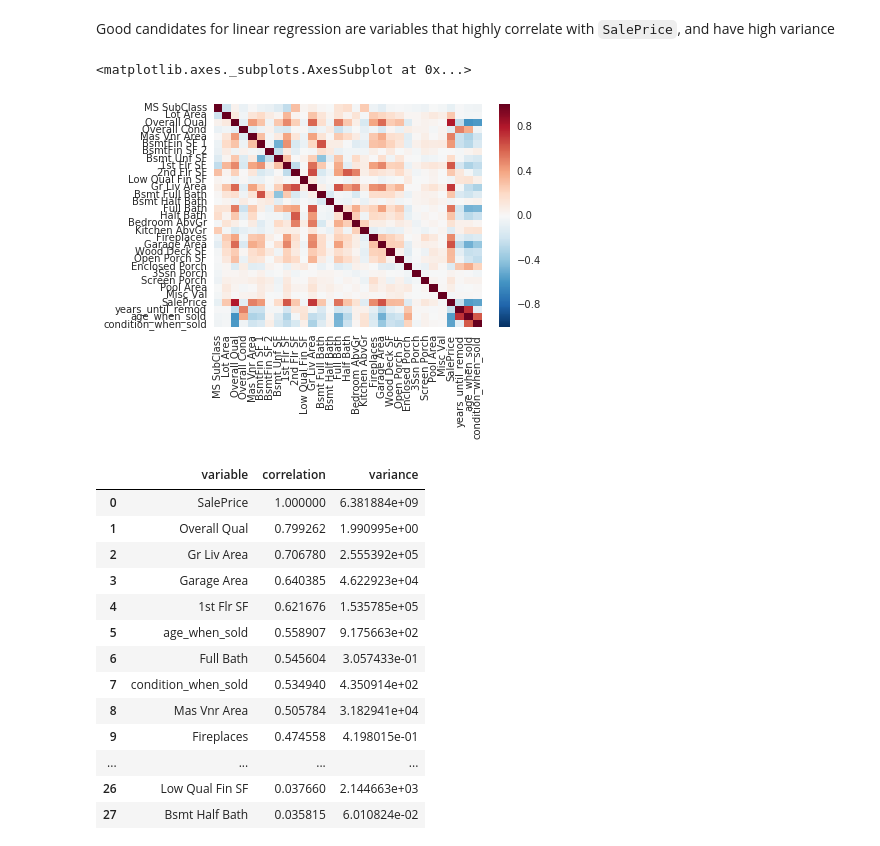
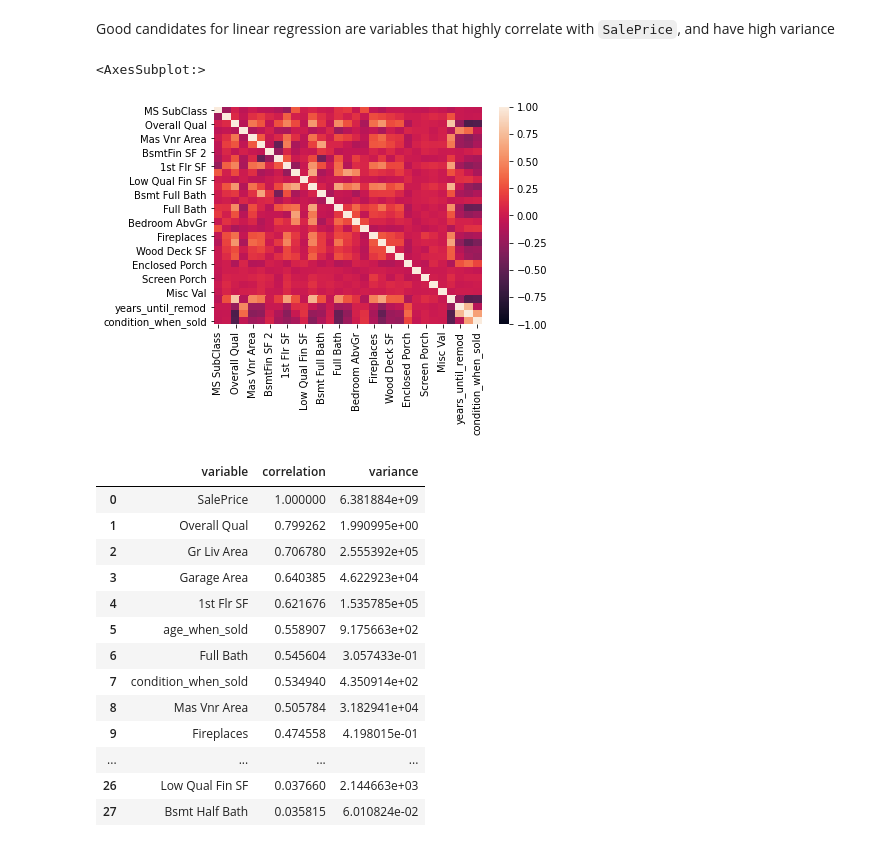
Before and after one commit to pomkos/Finished-Projects, a Jupyter notebook: 10. Predicting House Sale Prices/Basics.ipynb, the cells around one changed output. Saved outputs shown, nothing was run; the diff lists cells and outputs as text; code cells hidden in the pictures.

```diff
--- a/10. Predicting House Sale Prices/Basics.ipynb
+++ b/10. Predicting House Sale Prices/Basics.ipynb
@@ -107,12 +108,10 @@ See the caveats in the documentation: http://pandas.pydata.org/pandas-docs/stabl
 # %% [markdown]
 Good candidates for linear regression are variables that highly correlate with `SalePrice`, and have high variance
-# %%
-%matplotlib inline
-
-sns.heatmap(new_df.corr())
-# %% [output]
-<matplotlib.axes._subplots.AxesSubplot at 0x...>
-[figure, removed]
+# %%
+sns.heatmap(new_df.corr(), vmin=-1,vmax=1)
+# %% [output]
+<AxesSubplot:>
+[figure, added]
 # %%
 corr = abs(new_df.corr()['SalePrice']).sort_values(ascending=False).reset_index()
 var = new_df.var().sort_values(ascending=False).reset_index()
```
Also changed, not shown: parts of 4 cells of this notebook.
